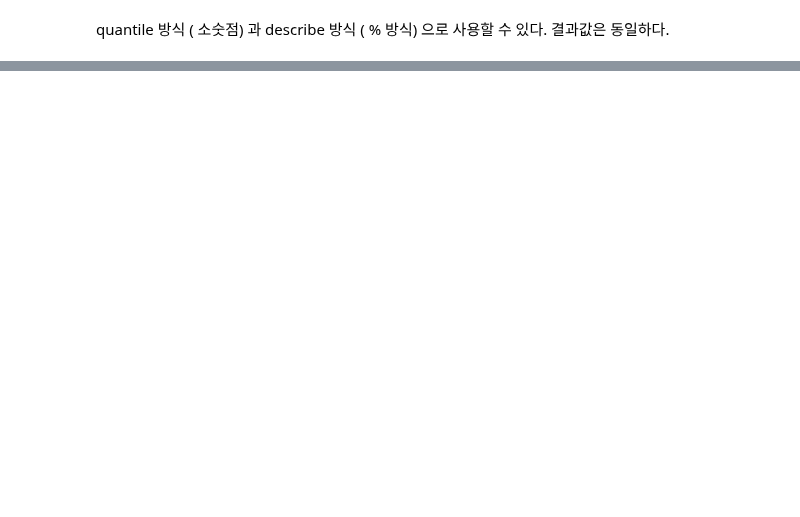
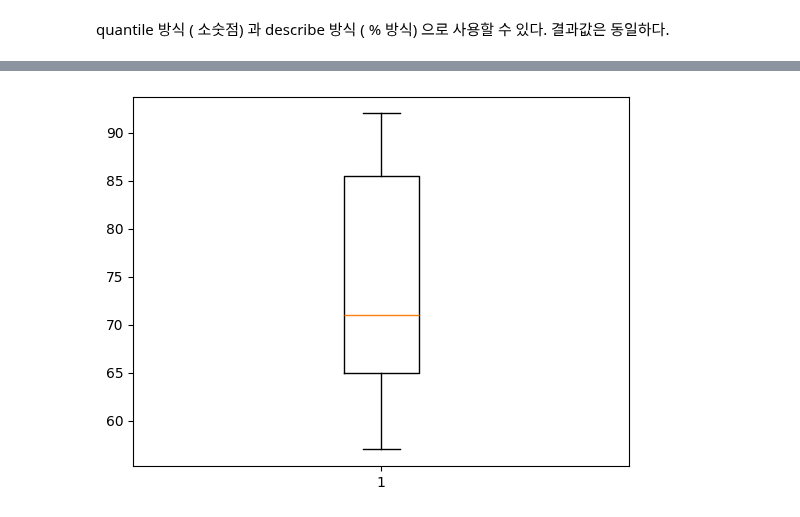
Before and after one commit to mackenly2/mjc.ai.ml, a Jupyter notebook: bud.6.2.이상치처리.randrn.ipynb, the cells around one changed output, grey strips where cells are left out. Saved outputs shown, nothing was run; the diff lists cells and outputs as text; code cells hidden in the pictures; blank space fills up the shorter version.

```diff
--- a/bud.6.2.이상치처리.randrn.ipynb
+++ b/bud.6.2.이상치처리.randrn.ipynb
@@ -140,0 +148,26 @@ print(upperOutlier)
+# %%
+import pandas as pd
+import numpy as np
+
+# 1. 학생 10명의 임의 시험 점수 생성 (50~100점)
+np.random.seed(42)
+scores = pd.Series(np.random.randint(50, 100, size=10))
+print("1. 원본 점수:\n", scores.values)
+
+# 2. 이상치 2개 추가 (10, 150)
+scores_with_outliers = pd.concat([scores, pd.Series([10, 150])], ignore_index=True)
+print("\n2. 이상치 추가 후:\n", scores_with_outliers.values)
+
+# 3. IQR 기반 이상치 탐지
+Q1 = scores_with_outliers.quantile(0.25)
+Q3 = scores_with_outliers.quantile(0.75)
+IQR = Q3 - Q1
+lower = Q1 - 1.5 * IQR
+upper = Q3 + 1.5 * IQR
+
+outliers = scores_with_outliers[(scores_with_outliers < lower) | (scores_with_outliers > upper)]
+print("\n3. 탐지된 이상치:\n", outliers.values)
+
+# 4. 이상치 제거
+cleaned = scores_with_outliers[(scores_with_outliers >= lower) & (scores_with_outliers <= upper)]
+print("\n4. 이상치 제거 후:\n", cleaned.values)
@@ -140,0 +186,5 @@ print(upperOutlier)
+# %%
+plt.boxplot([scores])
+plt.show()
+# %% [output]
+[figure, added]
```
Also changed, not shown: parts of 8 cells of this notebook.
